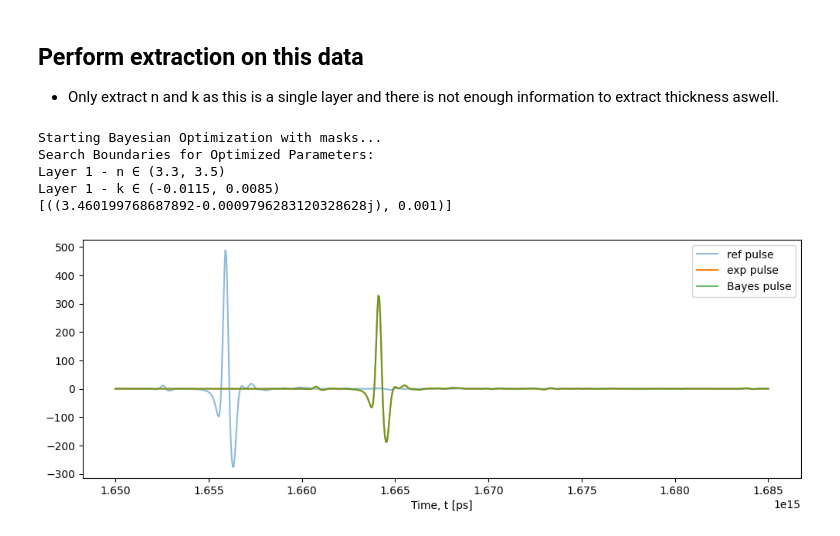
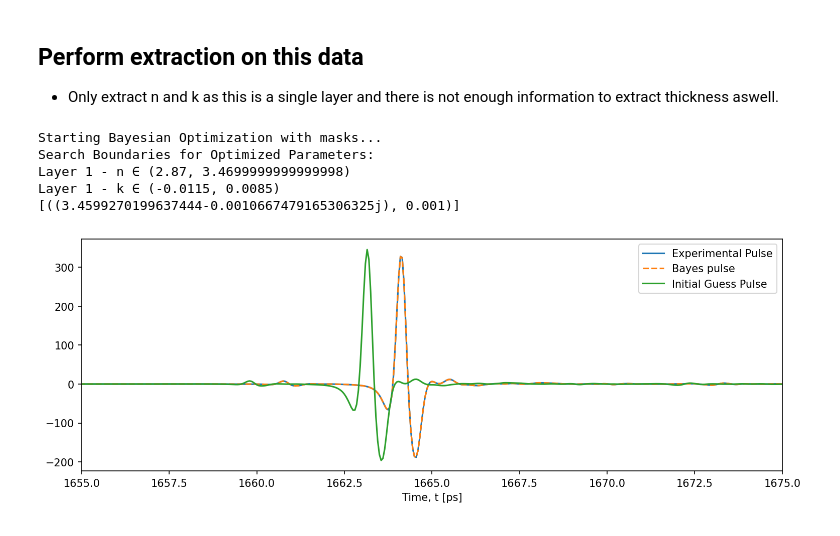
Before and after one commit to tls54/THz-TDS, a Jupyter notebook: Transfer Matrix Method/Experimental_reference.ipynb, the cells around one changed output. Saved outputs shown, nothing was run; the diff lists cells and outputs as text; code cells hidden in the pictures.

Commit message:
Added customizable optimization boundaries to BayesOpt model.
Notebook for bayesian optimization added.

```diff
--- a/Transfer Matrix Method/Experimental_reference.ipynb
+++ b/Transfer Matrix Method/Experimental_reference.ipynb
@@ -94,30 +94,37 @@ plt.show()
 - Only extract n and k as this is a single layer and there is not enough information to extract thickness aswell.
 # %%
 # set initial guesses for Bayes optimization
-layers_init = [(3.4-0.0015j, 1e-3)]
+layers_init = [(3.17-0.0015j, 1e-3)]
+optimization_bounds = [0.3, 0.01, 0.15e-3]
+
+init_pulse = simulate_parallel(reference_pulse, layers_init, deltat, 0)[1].detach().cpu().numpy()[:L]
+
 # Set optimization mask
 optimization_mask = [(True, True, False)]
 Bayes_extractor = BayesianLayeredExtractor(reference_pulse,experimental_pulse,
-                                            deltat, layers_init, optimization_mask)
+                                            deltat, layers_init, optimization_mask, optimization_bounds=optimization_bounds)
 
 bayes_params = Bayes_extractor.bayesian_optimization(n_calls=50)
 bayes_pulse = simulate_parallel(reference_pulse, bayes_params, deltat, 0)[1].detach().cpu().numpy()[:L]
 
+
 print(bayes_params)
-plt.figure(figsize=(12,4))
-plt.plot(t_axis*1e12, reference_pulse, label='ref pulse', alpha=0.5)
-plt.plot(t_axis*1e12, experimental_pulse.detach().cpu().numpy(), label='exp pulse')
-plt.plot(t_axis*1e12, bayes_pulse, label='Bayes pulse', alpha=0.7)
+plt.figure(figsize=(12,4), dpi=150)
+#plt.plot(t_axis, reference_pulse, label='Reference Pulse', alpha=0.5)
+plt.plot(t_axis, experimental_pulse.detach().cpu().numpy(), label='Experimental Pulse')
+plt.plot(t_axis, bayes_pulse, label='Bayes pulse', linestyle='--')
+plt.plot(t_axis, init_pulse, label='Initial Guess Pulse')
 plt.xlabel('Time, t [ps]')
+plt.xlim([1655, 1675])
 plt.legend()
 plt.show()
 # %% [output]
 Starting Bayesian Optimization with masks...
 Search Boundaries for Optimized Parameters:
-Layer 1 - n ∈ (3.3, 3.5)
+Layer 1 - n ∈ (2.87, 3.4699999999999998)
 Layer 1 - k ∈ (-0.0115, 0.0085)
-[((3.460199768687892-0.0009796283120328628j), 0.001)]
+[((3.4599270199637444-0.0010667479165306325j), 0.001)]
-[figure, old version]
+[figure, new version]
 # %%
 grad_optimizer = LayeredExtractor(reference_pulse, experimental_pulse, deltat, bayes_params, optimization_mask, lr=0.0001)
 optim_params = grad_optimizer.optimize(num_iterations=50, updates=5)
```
Also changed, not shown: parts of 4 cells of this notebook, 2 other files.
